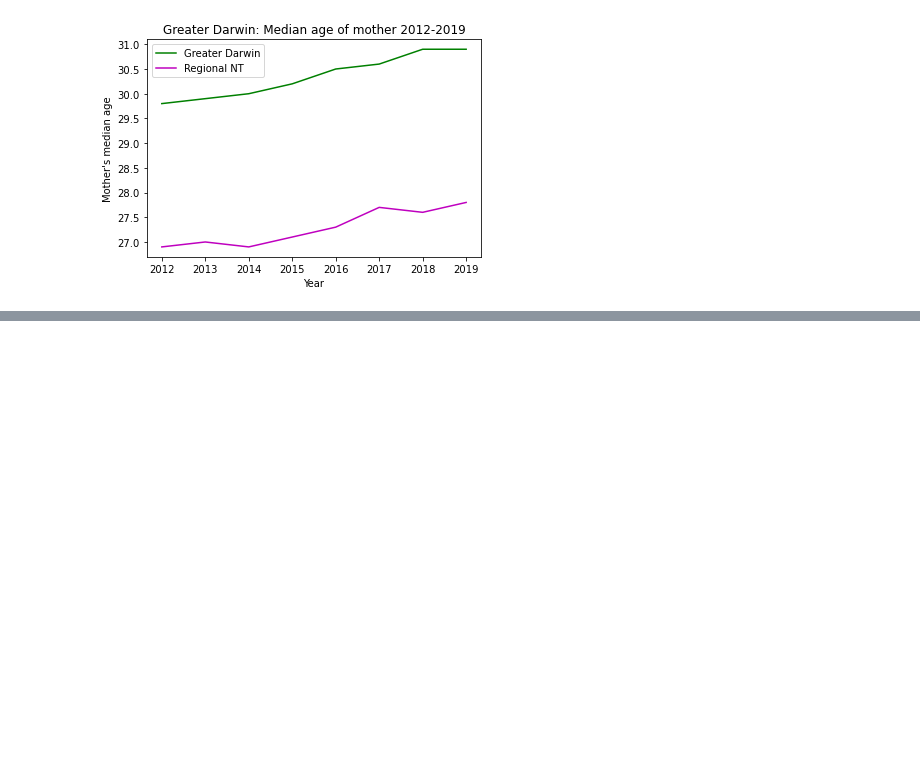
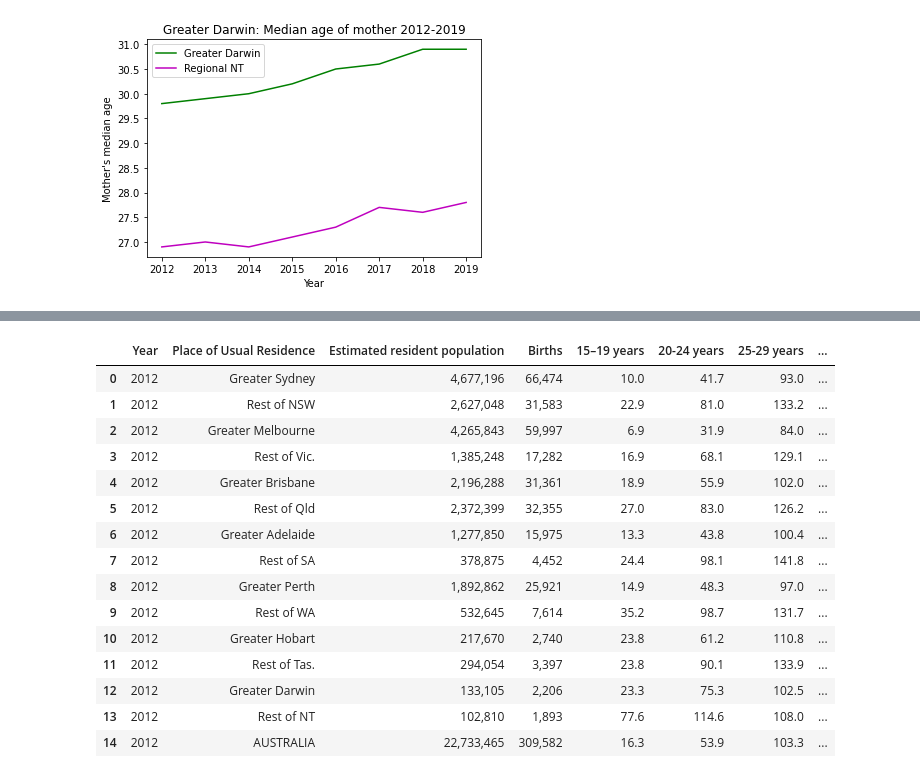
Before and after one commit to NathanJPotter/Team-Project-1, a Jupyter notebook: Project 1.ipynb, the cells around one changed output, grey strips where cells are left out. Cells and saved outputs as stored; diff of their text form; code cells hidden in the pictures; blank space fills up the shorter version.

```diff
--- a/Project 1.ipynb
+++ b/Project 1.ipynb
@@ -454,0 +518,19 @@ plt.show()
+# %%
+birth_data_df.head(15)
+# %% [output]
+|  | Year | Place of Usual Residence | Estimated resident population | Births | 15–19 years | 20-24 years | 25-29 years | ... |
+| 0 | 2012 | Greater Sydney | 4,677,196 | 66,474 | 10.0 | 41.7 | 93.0 | ... |
+| 1 | 2012 | Rest of NSW | 2,627,048 | 31,583 | 22.9 | 81.0 | 133.2 | ... |
+| 2 | 2012 | Greater Melbourne | 4,265,843 | 59,997 | 6.9 | 31.9 | 84.0 | ... |
+| 3 | 2012 | Rest of Vic. | 1,385,248 | 17,282 | 16.9 | 68.1 | 129.1 | ... |
+| 4 | 2012 | Greater Brisbane | 2,196,288 | 31,361 | 18.9 | 55.9 | 102.0 | ... |
+| 5 | 2012 | Rest of Qld | 2,372,399 | 32,355 | 27.0 | 83.0 | 126.2 | ... |
+| 6 | 2012 | Greater Adelaide | 1,277,850 | 15,975 | 13.3 | 43.8 | 100.4 | ... |
+| 7 | 2012 | Rest of SA | 378,875 | 4,452 | 24.4 | 98.1 | 141.8 | ... |
+| 8 | 2012 | Greater Perth | 1,892,862 | 25,921 | 14.9 | 48.3 | 97.0 | ... |
+| 9 | 2012 | Rest of WA | 532,645 | 7,614 | 35.2 | 98.7 | 131.7 | ... |
+| 10 | 2012 | Greater Hobart | 217,670 | 2,740 | 23.8 | 61.2 | 110.8 | ... |
+| 11 | 2012 | Rest of Tas. | 294,054 | 3,397 | 23.8 | 90.1 | 133.9 | ... |
+| 12 | 2012 | Greater Darwin | 133,105 | 2,206 | 23.3 | 75.3 | 102.5 | ... |
+| 13 | 2012 | Rest of NT | 102,810 | 1,893 | 77.6 | 114.6 | 108.0 | ... |
+| 14 | 2012 | AUSTRALIA | 22,733,465 | 309,582 | 16.3 | 53.9 | 103.3 | ... |
```
Also changed, not shown: parts of 4 cells of this notebook.
